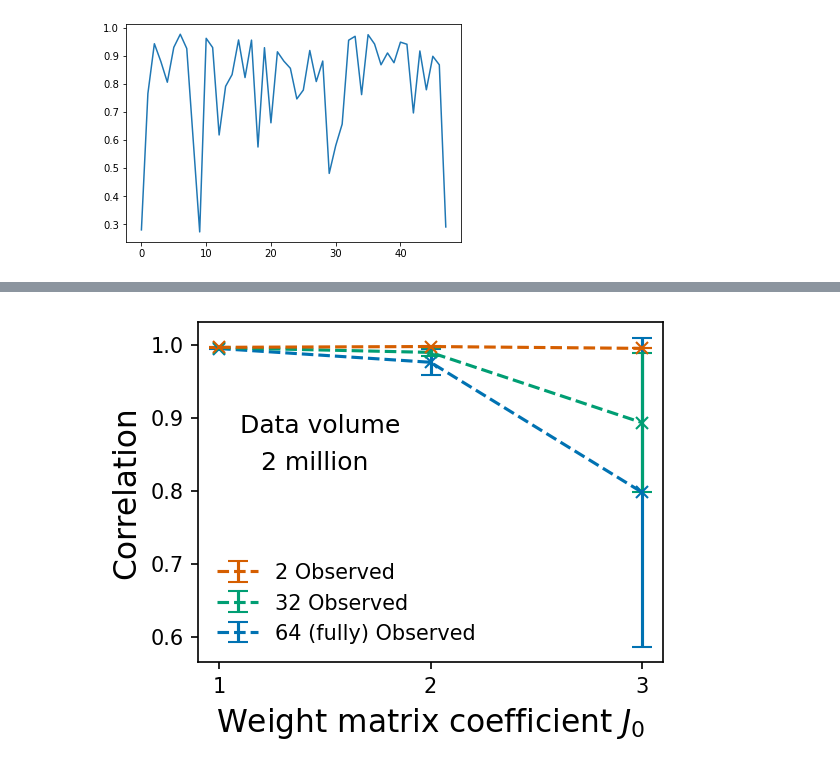
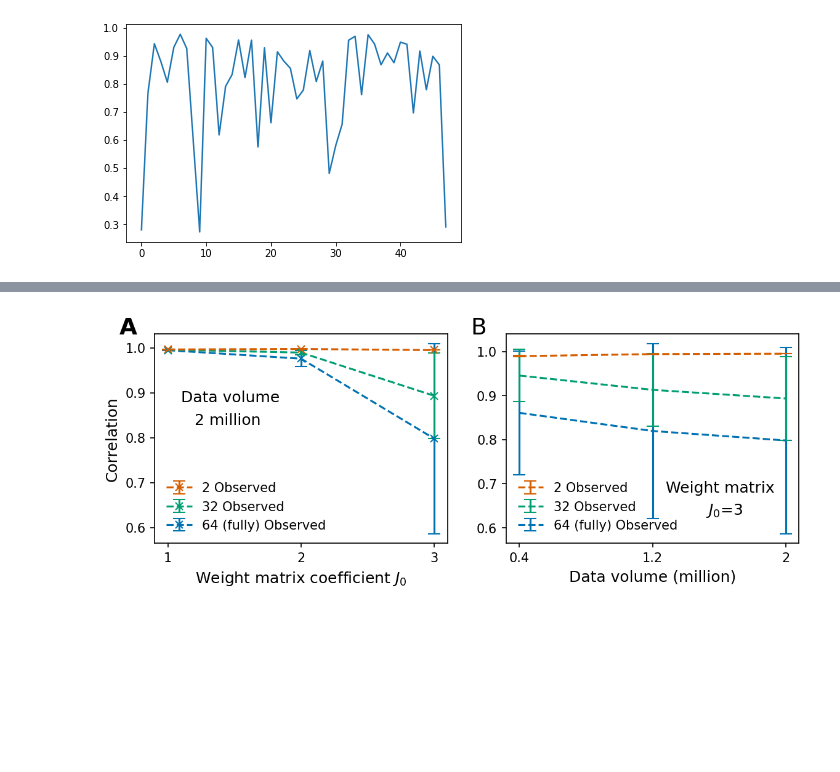
Before and after one commit to tongliang11/hidden-neuron-simulation, a Jupyter notebook: src/Figures_final.ipynb, the cells around one changed output, grey strips where cells are left out. Saved outputs shown, nothing was run; the diff lists cells and outputs as text; code cells hidden in the pictures; blank space fills up the shorter version.

Commit message:
figures for draft

```diff
--- a/src/Figures_final.ipynb
+++ b/src/Figures_final.ipynb
@@ -1,8 +29,11 @@
 # %%
 import numpy as np
 import matplotlib.pyplot as plt
+import matplotlib.gridspec as gridspec
 from filter_inference import calculate_corr_all
 import os, pickle
+import matplotlib.style as style
+style.use('seaborn-colorblind')
 # %% [markdown]
 ## Figure 1. Schematics
 
@@ -25,0 +87,9 @@ spk_train.plot_raster(t_window=[5030,5500], savefig=Tr)
+# %%
+# calculate correlation from spike train
+cov_path=f"/home/tong/hidden-neuron-simulation/data/Spk64_2m_Data_volume_obs_-1_diag_covariance_weight_1_5"
+# filter_path=f"/home/tong/hidden-neuron-simulation/data/Spk64_2m_Data_volume_obs_-1_diag{weight}"
+
+cov_3_3 = [[] for _ in range(obs)]
+for j in range(3):
+    for i in range(3):
+        cov_3_3[j].append(np.loadtxt(os.path.join(cov_path, f"cov_{i}_{j}_2000000")))
@@ -171,0 +477,4 @@ corr_median
+# %%
+filename=f"spk_train_64_2000000_b_-2_-1_diag"
+with open(os.path.join("/home/tong/hidden-neuron-simulation/data", filename), "rb") as f:
+    spk_train = pickle.load(f)
@@ -187,19 +693,74 @@ for weight in ["_weight_0_5", "", "_weight_1_5"]:
 # %%
-fig = plt.figure(constrained_layout=False, figsize=(4, 3), dpi=150)
+fig, (ax1, ax2) = plt.subplots(1, 2, figsize=(9, 3), dpi=150, constrained_layout=False)
+corr_median = []
+corr_std = []
+for weight in ["_weight_0_5", "", "_weight_1_5"]:
+    cov_path=f"/home/tong/hidden-neuron-simulation/data/Spk64_2m_Data_volume_obs_-1_diag_covariance{weight}"
+    filter_path=f"/home/tong/hidden-neuron-simulation/data/Spk64_2m_Data_volume_obs_-1_diag{weight}"
+    corr = {i: [] for i in [2, 4, 8, 16, 32, 48, 64]}
+
+    for i in range(64):
+        for obs in [2, 4, 8, 16, 32, 48, 64]:
+            corr_dict = calculate_corr_all(N_i=i, N_j=i, cov_path=cov_path, filter_path=filter_path, dp=1, total_data=2000000)
+            if obs in corr_dict:
+                corr[obs].append(corr_dict[obs])
+    corr_median.append( {key: np.median(value) for key, value in corr.items()})
+    corr_std.append( {key: np.std(value) for key, value in corr.items()})
+
 for obs in [2, 32, 64][::-1]:
     if obs == 64:
         full = "(fully) "
     else:
         full = ""
-    plt.errorbar([1, 2, 3], [corr_[obs] for corr_ in corr_median], yerr=[corr_[obs] for corr_ in corr_std], fmt="--x", capsize=5, label=f"{obs} {full}Observed")
+    ax1.errorbar([1, 2, 3], [corr_[obs] for corr_ in corr_median], yerr=[corr_[obs] for corr_ in corr_std], fmt="--x", capsize=5, label=f"{obs} {full}Observed")
+handles, labels = ax1.get_legend_handles_labels()
 order = [2,1,0]
-plt.legend([handles[idx] for idx in order],[labels[idx] for idx in order], frameon=False)
-plt.xlabel("Weight matrix coefficient $J_0$", fontsize=15)
-plt.ylabel("Correlation", fontsize=15)
-plt.xticks([1, 2, 3], [1, 2, 3])
-plt.text(1.1, 0.88, "Data volume", fontsize=12)
-plt.text(1.2, 0.83, "2 million", fontsize=12)
-filename="Correlation_J0.pdf"
+ax1.legend([handles[idx] for idx in order],[labels[idx] for idx in order], frameon=False)
+ax1.set_xlabel("Weight matrix coefficient $J_0$", fontsize=12)
+ax1.set_ylabel("Correlation", fontsize=12)
+ax1.set_xticks([1, 2, 3], [1, 2, 3])
+ax1.text(1.1, 0.88, "Data volume", fontsize=12)
+ax1.text(1.2, 0.83, "2 million", fontsize=12)
+
+ax1.text(-0.12, 1, 'A', transform=ax1.transAxes,
+            size=18, weight='bold')
+
+# filename="Correlation_J0.pdf"
+# plt.savefig(f'./Figures/{filename}', bbox_inches="tight")
+corr_median = []
+corr_std = []
+
+cov_path=f"/home/tong/hidden-neuron-simulation/data/Spk64_2m_Data_volume_obs_-1_diag_covariance_weight_1_5"
+filter_path=f"/home/tong/hidden-neuron-simulation/data/Spk64_2m_Data_volume_obs_-1_diag_weight_1_5"
+for dp in [0.2, 0.6, 1]:
+    corr = {i: [] for i in [2, 4, 8, 16, 32, 48, 64]}
+    for i in range(64):
+        for obs in [2, 4, 8, 16, 32, 48, 64]:
+            corr_dict = calculate_corr_all(N_i=i, N_j=i, cov_path=cov_path, filter_path=filter_path, dp=dp, total_data=2000000)
+            if obs in corr_dict:
+                corr[obs].append(corr_dict[obs])
+    corr_median.append( {key: np.median(value) for key, value in corr.items()})
+    corr_std.append( {key: np.std(value) for key, value in corr.items()})
+for obs in [2, 32, 64][::-1]:
+    if obs == 64:
+        full = "(fully) "
+    else:
+        full = ""
+    plt.errorbar([1, 2, 3], [corr_[obs] for corr_ in corr_median], yerr=[corr_[obs] for corr_ in corr_std], fmt="--", capsize=5, label=f"{obs} {full}Observed")
+handles, labels = plt.gca().get_legend_handles_labels()
+order = [2,1,0]
+ax2.legend([handles[idx] for idx in order],[labels[idx] for idx in order], frameon=False)
+# plt.legend(frameon=False)
+ax2.set_xlabel("Data volume (million)", fontsize=12)
+# ax2.set_ylabel("Correlation", fontsize=15)
+ax2.set_xticks([1, 2, 3], [0.4, 1.2, 2])
+plt.text(2.1, 0.68, "Weight matrix", fontsize=12)
+plt.text(2.4, 0.63, "$J_0$=3", fontsize=12)
+# filename="Correlation_data_volume.pdf"
+
+ax2.text(-0.12, 1, 'B', transform=ax2.transAxes,
+            size=18)
+filename="Fig_3_Correlation_data_volume.pdf"
 plt.savefig(f'./Figures/{filename}', bbox_inches="tight")
 # %% [output]
-[figure, old version]
+[figure, new version]
```
Also changed, not shown: parts of 36 cells of this notebook, 18 other files.
